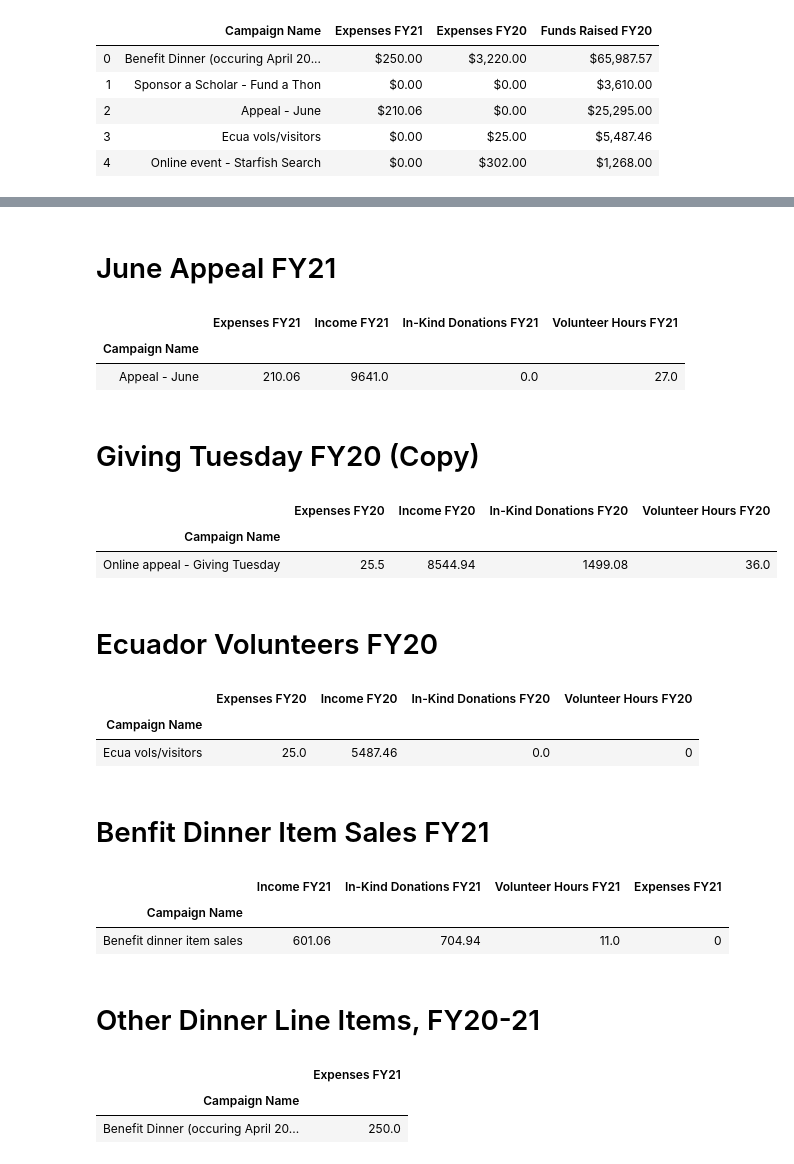
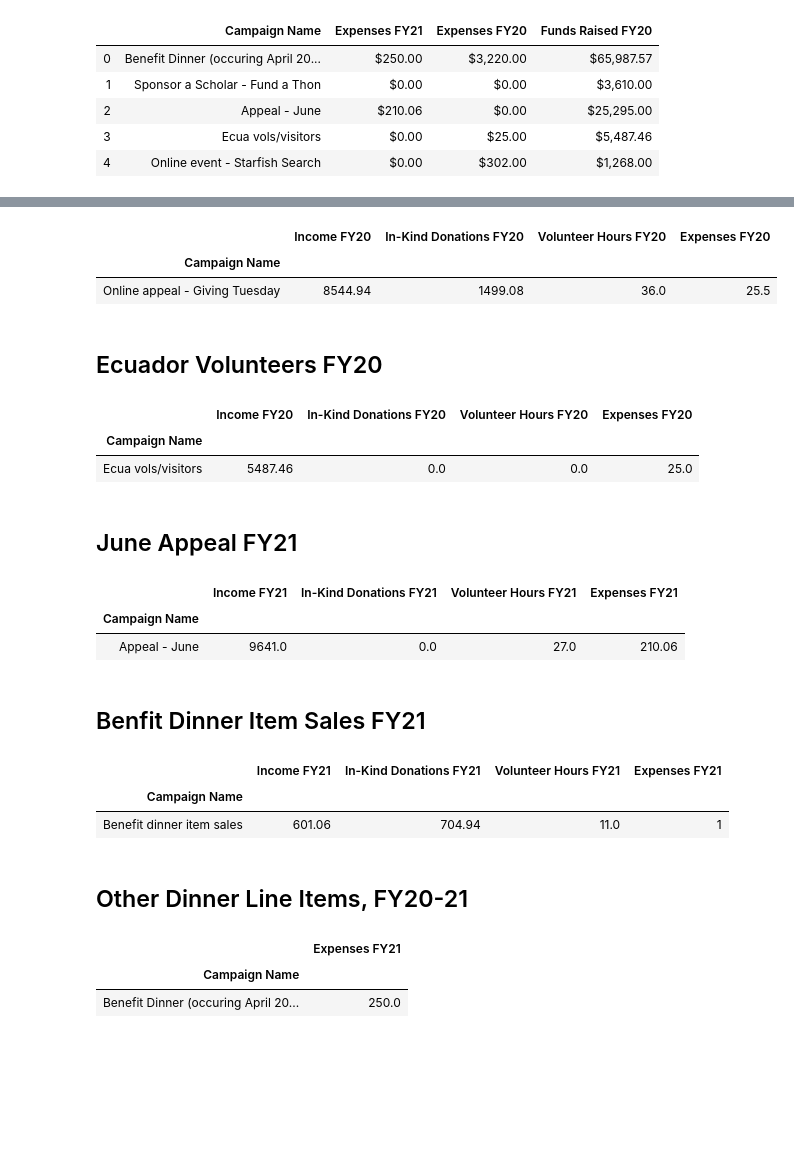
Before and after one commit to patelpurvip/Board-Fundraising-Analysis, a Jupyter notebook: Giving Campaigns Analysis.ipynb, the cells around one changed output, grey strips where cells are left out. Drawn from its saved outputs; the diff is of its cells as text; code cells hidden in the pictures; blank space fills up the shorter version.

Commit message:
initial campaign graphs

```diff
--- a/Giving Campaigns Analysis.ipynb
+++ b/Giving Campaigns Analysis.ipynb
@@ -61,49 +69,50 @@ Campaigns_to_Analyze
+# %%
+Giving_Tuesday = Campaigns_to_Analyze.iloc[1:2,:]
+Giving_Tuesday = Giving_Tuesday[['Income FY20', 'In-Kind Donations FY20', 'Volunteer Hours FY20', 'Expenses FY20', ]].replace('[\$,]', '', regex=True).astype(float)
+Giving_Tuesday
+# %% [output]
+|  | Income FY20 | In-Kind Donations FY20 | Volunteer Hours FY20 | Expenses FY20 |
+| Campaign Name |  |  |  |  |
+| Online appeal - Giving Tuesday | 8544.94 | 1499.08 | 36.0 | 25.5 |
+# %% [markdown]
+## Ecuador Volunteers FY20
+# %%
+Ecua_vols = Campaigns_to_Analyze.iloc[2:3,:]
+FY20expenses = Ecua_vols.iloc[0,4]
+
+Ecua_vols = Ecua_vols[['Income FY20', 'In-Kind Donations FY20']]
+Ecua_vols['Volunteer Hours FY20'] = 0
+Ecua_vols['Expenses FY20'] = FY20expenses
+Ecua_vols = Ecua_vols.replace('[\$,]', '', regex=True).astype(float)
+Ecua_vols
+# %% [output]
+|  | Income FY20 | In-Kind Donations FY20 | Volunteer Hours FY20 | Expenses FY20 |
+| Campaign Name |  |  |  |  |
+| Ecua vols/visitors | 5487.46 | 0.0 | 0.0 | 25.0 |
 # %% [markdown]
-# June Appeal FY21
+## June Appeal FY21
 # %%
 June_Appeal = Campaigns_to_Analyze.iloc[0:1,:]
 # June_Appeal = June_Appeal[June_Appeal.columns[0:8]].replace('[\$,]', '', regex=True).astype(float)
-June_Appeal = June_Appeal[['Expenses FY21', 'Income FY21', 'In-Kind Donations FY21', 'Volunteer Hours FY21']].replace('[\$,]', '', regex=True).astype(float)
+June_Appeal = June_Appeal[['Income FY21', 'In-Kind Donations FY21', 'Volunteer Hours FY21', 'Expenses FY21', ]].replace('[\$,]', '', regex=True).astype(float)
 June_Appeal
 # %% [output]
-|  | Expenses FY21 | Income FY21 | In-Kind Donations FY21 | Volunteer Hours FY21 |
+|  | Income FY21 | In-Kind Donations FY21 | Volunteer Hours FY21 | Expenses FY21 |
 | Campaign Name |  |  |  |  |
-| Appeal - June | 210.06 | 9641.0 | 0.0 | 27.0 |
+| Appeal - June | 9641.0 | 0.0 | 27.0 | 210.06 |
-# %% [markdown]
-# Giving Tuesday FY20 (Copy)
+# %% [markdown]
+## Benfit Dinner Item Sales FY21
 # %%
-Giving_Tuesday = Campaigns_to_Analyze.iloc[1:2,:]
-Giving_Tuesday = Giving_Tuesday[['Expenses FY20', 'Income FY20', 'In-Kind Donations FY20', 'Volunteer Hours FY20']].replace('[\$,]', '', regex=True).astype(float)
-Giving_Tuesday
+Dinner_item_sales = Campaigns_to_Analyze.iloc[3:4,:]
+Dinner_item_sales = Dinner_item_sales[['Income FY21', 'In-Kind Donations FY21', 'Volunteer Hours FY21']].replace('[\$,]', '', regex=True).astype(float)
+Dinner_item_sales['Expenses FY21'] = 1
+Dinner_item_sales
 # %% [output]
-|  | Expenses FY20 | Income FY20 | In-Kind Donations FY20 | Volunteer Hours FY20 |
+|  | Income FY21 | In-Kind Donations FY21 | Volunteer Hours FY21 | Expenses FY21 |
 | Campaign Name |  |  |  |  |
-| Online appeal - Giving Tuesday | 25.5 | 8544.94 | 1499.08 | 36.0 |
+| Benefit dinner item sales | 601.06 | 704.94 | 11.0 | 1 |
-# %% [markdown]
-# Ecuador Volunteers FY20
-# %%
-Ecua_vols = Campaigns_to_Analyze.iloc[2:3,:]
-Ecua_vols = Ecua_vols[['Expenses FY20', 'Income FY20', 'In-Kind Donations FY20']].replace('[\$,]', '', regex=True).astype(float)
-Ecua_vols['Volunteer Hours FY20'] = 0
-Ecua_vols
-# %% [output]
-|  | Expenses FY20 | Income FY20 | In-Kind Donations FY20 | Volunteer Hours FY20 |
-| Campaign Name |  |  |  |  |
-| Ecua vols/visitors | 25.0 | 5487.46 | 0.0 | 0 |
-# %% [markdown]
-# Benfit Dinner Item Sales FY21
-# %%
-Dinner_item_sales = Campaigns_to_Analyze.iloc[3:4,:]
-Dinner_item_sales = Dinner_item_sales[['Income FY21', 'In-Kind Donations FY21', 'Volunteer Hours FY21']].replace('[\$,]', '', regex=True).astype(float)
-
-Dinner_item_sales['Expenses FY21'] = 0
-Dinner_item_sales
-# %% [output]
-|  | Income FY21 | In-Kind Donations FY21 | Volunteer Hours FY21 | Expenses FY21 |
-| Campaign Name |  |  |  |  |
-| Benefit dinner item sales | 601.06 | 704.94 | 11.0 | 0 |
 # %% [markdown]
-# Other Dinner Line Items, FY20-21
+## Other Dinner Line Items, FY20-21
 # %%
 Benefit_Dinner_Expenses = Campaigns_to_Analyze.iloc[4:5,:]
 Benefit_Dinner_Expenses = Benefit_Dinner_Expenses[['Expenses FY21']].replace('[\$,]', '', regex=True).astype(float)
```
Also changed, not shown: parts of 15 cells of this notebook.
